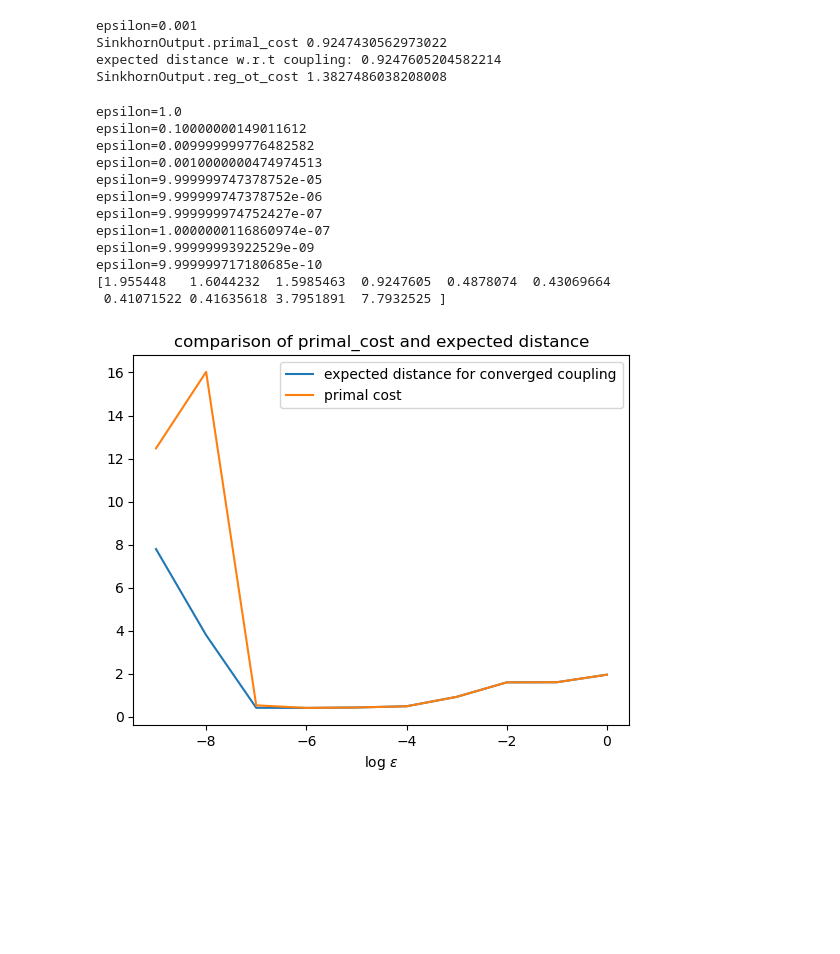
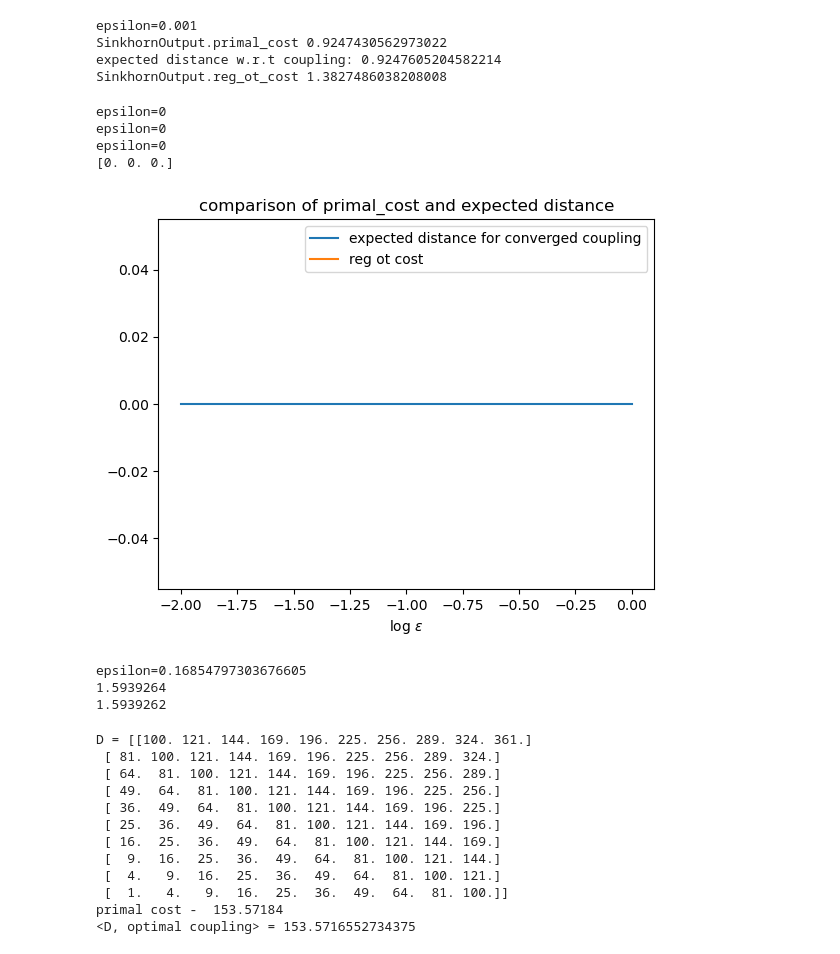
Before and after one commit to jacobe90/birdflow-bilevel, a Jupyter notebook: dev-notebooks/ott-jax test.ipynb, the cells around one changed output. Cells and saved outputs as stored; diff of their text form; code cells hidden in the pictures; blank space fills up the shorter version.

```diff
--- a/dev-notebooks/ott-jax test.ipynb
+++ b/dev-notebooks/ott-jax test.ipynb
@@ -9,7 +9,7 @@ from ott.solvers import linear
 import time
 # %%
 # define the two sets of points
-rngs = jax.random.split(jax.random.key(0), 42)
+rngs = jax.random.split(jax.random.key(2), 42)
 size = 100
 mu_1 = jax.random.normal(rngs[0], (size, 2))
 mu_2 = jax.random.normal(rngs[1], (size, 2)) # sizes can be different
@@ -170,30 +152,67 @@ expected distance w.r.t coupling: 0.9247605204582214
 SinkhornOutput.reg_ot_cost 1.3827486038208008
 # %%
 results = []
-epsilons = jnp.array([10**(-x) for x in range(10)])
+epsilons = jnp.array([10**(-x) for x in range(3)])
 for eps in epsilons:
-    ot, _, _, _, _ = random_ott_experiment(20, eps)
+    ot, _, _, _, _ = random_ott_experiment(20, 0)
     ex_dis = jnp.dot(ot.geom.cost_matrix.ravel(), ot.matrix.ravel())
-    results.append([ex_dis, ot.primal_cost])
+    results.append([ex_dis, ot.reg_ot_cost])
 results = jnp.array(results)
 print(results[:, 0])
 plt.plot(jnp.log10(epsilons), results[:, 0], label='expected distance for converged coupling')
-plt.plot(jnp.log10(epsilons), results[:, 1], label='primal cost')
+plt.plot(jnp.log10(epsilons), results[:, 1], label='reg ot cost')
 plt.xlabel('log $\epsilon$')
 plt.legend()
 plt.title('comparison of primal_cost and expected distance')
 plt.show()
 # %% [output]
-epsilon=1.0
-epsilon=0.10000000149011612
-epsilon=0.009999999776482582
-epsilon=0.0010000000474974513
-epsilon=9.999999747378752e-05
-epsilon=9.999999747378752e-06
-epsilon=9.999999974752427e-07
-epsilon=1.0000000116860974e-07
-epsilon=9.99999993922529e-09
-epsilon=9.999999717180685e-10
-[1.955448   1.6044232  1.5985463  0.9247605  0.4878074  0.43069664
- 0.41071522 0.41635618 3.7951891  7.7932525 ]
+epsilon=0
+epsilon=0
+epsilon=0
+[0. 0. 0.]
-[figure, old version]
+[figure, new version]
+# %%
+ot, _, _, _, _ = random_ott_experiment(10, None)
+ex_dis = jnp.dot(ot.geom.cost_matrix.ravel(), ot.matrix.ravel())
+print(ex_dis)
+print(ot.primal_cost)
+# %% [output]
+epsilon=0.16854797303676605
+1.5939264
+1.5939262
+# %%
+# initialize two test collections of 1-d points x / y
+x = jnp.arange(10).reshape((10, 1)).astype(float)
+y = jnp.arange(10, 20, 1).reshape((10, 1)).astype(float)
+geom = pointcloud.PointCloud(x, y)
+
+# print the matrix of distances between points - this defaults to squared euclidean norm
+print(f"D = {geom.cost_matrix}")
+
+# solve the ot problem between x / y for two random marginals
+key = jax.random.PRNGKey(42)
+key, subkey = jax.random.split(key)
+a = jax.nn.softmax(jax.random.normal(subkey, 10))
+key, subkey = jax.random.split(key)
+b = jax.nn.softmax(jax.random.normal(subkey, 10))
+ot = linear.solve(geom, a=a, b=b)
+
+# compute the reg ot primal cost
+print("primal cost - ", ot.primal_cost)
+
+# compute the expected distance w.r.t the optimal coupling
+ex_dis = jnp.dot(ot.geom.cost_matrix.ravel(), ot.matrix.ravel()) # this is precisely the proposed distance metric
+print(f"<D, optimal coupling> = {ex_dis}")
+# %% [output]
+D = [[100. 121. 144. 169. 196. 225. 256. 289. 324. 361.]
+ [ 81. 100. 121. 144. 169. 196. 225. 256. 289. 324.]
+ [ 64.  81. 100. 121. 144. 169. 196. 225. 256. 289.]
+ [ 49.  64.  81. 100. 121. 144. 169. 196. 225. 256.]
+ [ 36.  49.  64.  81. 100. 121. 144. 169. 196. 225.]
+ [ 25.  36.  49.  64.  81. 100. 121. 144. 169. 196.]
+ [ 16.  25.  36.  49.  64.  81. 100. 121. 144. 169.]
+ [  9.  16.  25.  36.  49.  64.  81. 100. 121. 144.]
+ [  4.   9.  16.  25.  36.  49.  64.  81. 100. 121.]
+ [  1.   4.   9.  16.  25.  36.  49.  64.  81. 100.]]
+primal cost -  153.57184
+<D, optimal coupling> = 153.5716552734375
```
Also changed, not shown: parts of 1 cell of this notebook, 3 other files.
